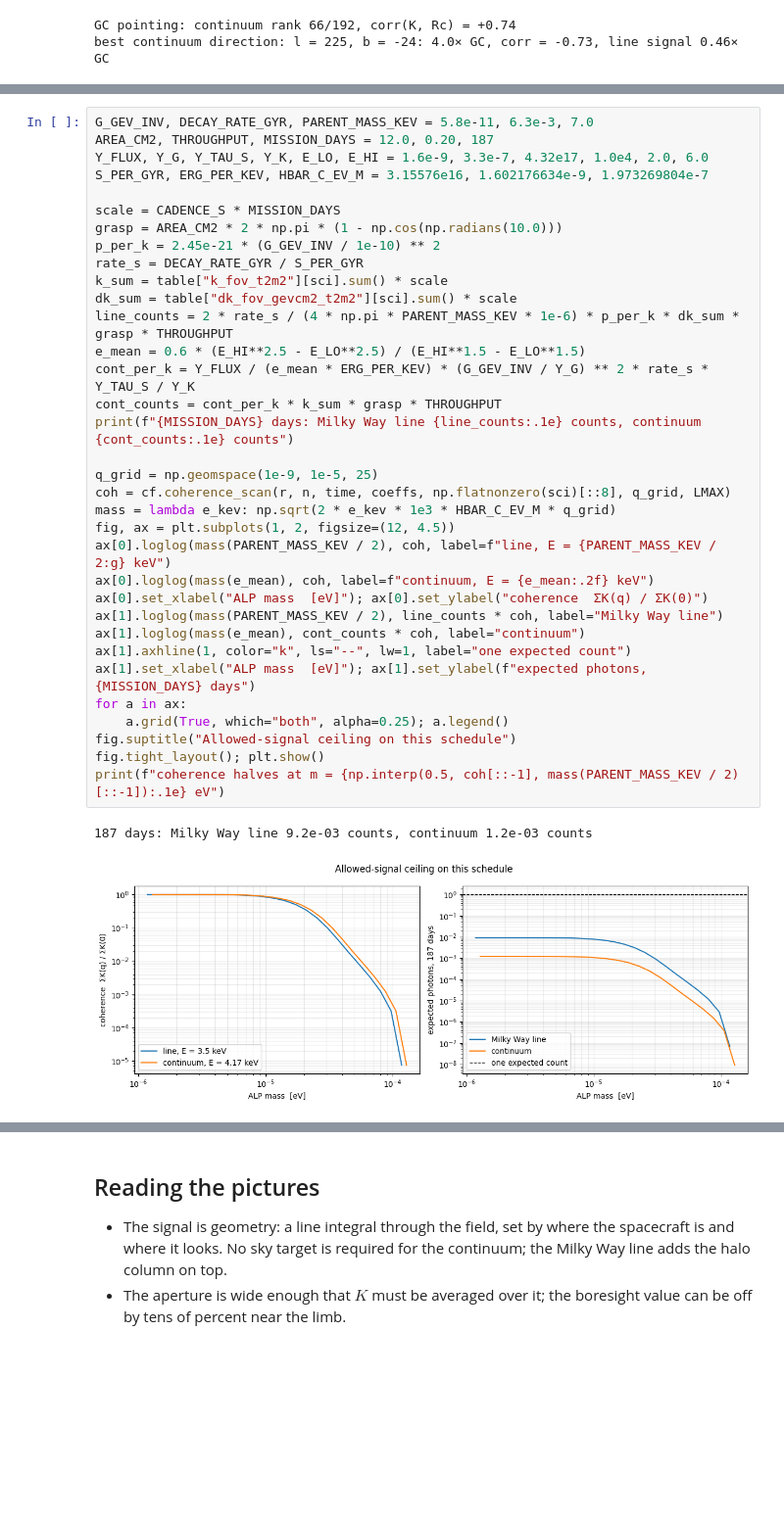
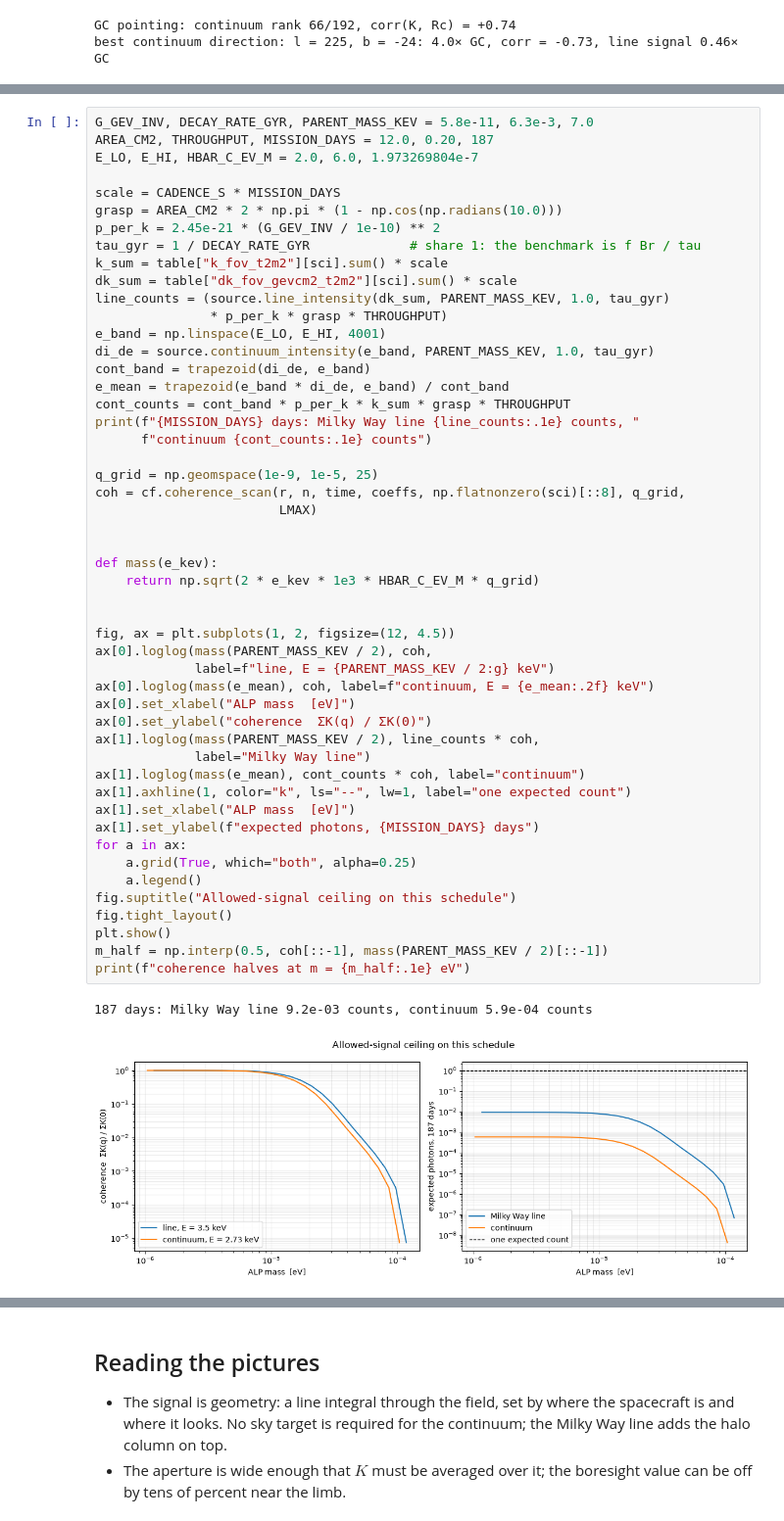
Before and after one commit to phi-a/ALP, a Jupyter notebook: jupyter/conops.ipynb, the cells around one changed output, grey strips where cells are left out. Shown at 98% size. Drawn from its saved outputs; the diff is of its cells as text; blank space fills up the shorter version.

```diff
--- a/jupyter/conops.ipynb
+++ b/jupyter/conops.ipynb
@@ -159,40 +165,56 @@ on $m_a$ only through $q = m_a^2/2E$.
 # %%
 G_GEV_INV, DECAY_RATE_GYR, PARENT_MASS_KEV = 5.8e-11, 6.3e-3, 7.0
 AREA_CM2, THROUGHPUT, MISSION_DAYS = 12.0, 0.20, 187
-Y_FLUX, Y_G, Y_TAU_S, Y_K, E_LO, E_HI = 1.6e-9, 3.3e-7, 4.32e17, 1.0e4, 2.0, 6.0
-S_PER_GYR, ERG_PER_KEV, HBAR_C_EV_M = 3.15576e16, 1.602176634e-9, 1.973269804e-7
+E_LO, E_HI, HBAR_C_EV_M = 2.0, 6.0, 1.973269804e-7
 
 scale = CADENCE_S * MISSION_DAYS
 grasp = AREA_CM2 * 2 * np.pi * (1 - np.cos(np.radians(10.0)))
 p_per_k = 2.45e-21 * (G_GEV_INV / 1e-10) ** 2
-rate_s = DECAY_RATE_GYR / S_PER_GYR
+tau_gyr = 1 / DECAY_RATE_GYR             # share 1: the benchmark is f Br / tau
 k_sum = table["k_fov_t2m2"][sci].sum() * scale
 dk_sum = table["dk_fov_gevcm2_t2m2"][sci].sum() * scale
-line_counts = 2 * rate_s / (4 * np.pi * PARENT_MASS_KEV * 1e-6) * p_per_k * dk_sum * grasp * THROUGHPUT
-e_mean = 0.6 * (E_HI**2.5 - E_LO**2.5) / (E_HI**1.5 - E_LO**1.5)
-cont_per_k = Y_FLUX / (e_mean * ERG_PER_KEV) * (G_GEV_INV / Y_G) ** 2 * rate_s * Y_TAU_S / Y_K
-cont_counts = cont_per_k * k_sum * grasp * THROUGHPUT
-print(f"{MISSION_DAYS} days: Milky Way line {line_counts:.1e} counts, continuum {cont_counts:.1e} counts")
+line_counts = (source.line_intensity(dk_sum, PARENT_MASS_KEV, 1.0, tau_gyr)
+               * p_per_k * grasp * THROUGHPUT)
+e_band = np.linspace(E_LO, E_HI, 4001)
+di_de = source.continuum_intensity(e_band, PARENT_MASS_KEV, 1.0, tau_gyr)
+cont_band = trapezoid(di_de, e_band)
+e_mean = trapezoid(e_band * di_de, e_band) / cont_band
+cont_counts = cont_band * p_per_k * k_sum * grasp * THROUGHPUT
+print(f"{MISSION_DAYS} days: Milky Way line {line_counts:.1e} counts, "
+      f"continuum {cont_counts:.1e} counts")
 
 q_grid = np.geomspace(1e-9, 1e-5, 25)
-coh = cf.coherence_scan(r, n, time, coeffs, np.flatnonzero(sci)[::8], q_grid, LMAX)
-mass = lambda e_kev: np.sqrt(2 * e_kev * 1e3 * HBAR_C_EV_M * q_grid)
+coh = cf.coherence_scan(r, n, time, coeffs, np.flatnonzero(sci)[::8], q_grid,
+                        LMAX)
+
+
+def mass(e_kev):
+    return np.sqrt(2 * e_kev * 1e3 * HBAR_C_EV_M * q_grid)
+
+
 fig, ax = plt.subplots(1, 2, figsize=(12, 4.5))
-ax[0].loglog(mass(PARENT_MASS_KEV / 2), coh, label=f"line, E = {PARENT_MASS_KEV / 2:g} keV")
+ax[0].loglog(mass(PARENT_MASS_KEV / 2), coh,
+             label=f"line, E = {PARENT_MASS_KEV / 2:g} keV")
 ax[0].loglog(mass(e_mean), coh, label=f"continuum, E = {e_mean:.2f} keV")
-ax[0].set_xlabel("ALP mass  [eV]"); ax[0].set_ylabel("coherence  ΣK(q) / ΣK(0)")
-ax[1].loglog(mass(PARENT_MASS_KEV / 2), line_counts * coh, label="Milky Way line")
+ax[0].set_xlabel("ALP mass  [eV]")
+ax[0].set_ylabel("coherence  ΣK(q) / ΣK(0)")
+ax[1].loglog(mass(PARENT_MASS_KEV / 2), line_counts * coh,
+             label="Milky Way line")
 ax[1].loglog(mass(e_mean), cont_counts * coh, label="continuum")
 ax[1].axhline(1, color="k", ls="--", lw=1, label="one expected count")
-ax[1].set_xlabel("ALP mass  [eV]"); ax[1].set_ylabel(f"expected photons, {MISSION_DAYS} days")
+ax[1].set_xlabel("ALP mass  [eV]")
+ax[1].set_ylabel(f"expected photons, {MISSION_DAYS} days")
 for a in ax:
-    a.grid(True, which="both", alpha=0.25); a.legend()
+    a.grid(True, which="both", alpha=0.25)
+    a.legend()
 fig.suptitle("Allowed-signal ceiling on this schedule")
-fig.tight_layout(); plt.show()
-print(f"coherence halves at m = {np.interp(0.5, coh[::-1], mass(PARENT_MASS_KEV / 2)[::-1]):.1e} eV")
+fig.tight_layout()
+plt.show()
+m_half = np.interp(0.5, coh[::-1], mass(PARENT_MASS_KEV / 2)[::-1])
+print(f"coherence halves at m = {m_half:.1e} eV")
 # %% [output]
-187 days: Milky Way line 9.2e-03 counts, continuum 1.2e-03 counts
+187 days: Milky Way line 9.2e-03 counts, continuum 5.9e-04 counts
-[figure, old version]
+[figure, new version]
 coherence halves at m = 1.7e-05 eV
 # %% [markdown]
 ## Reading the pictures
```
Also changed, not shown: parts of 5 cells of this notebook, 3 other files.
